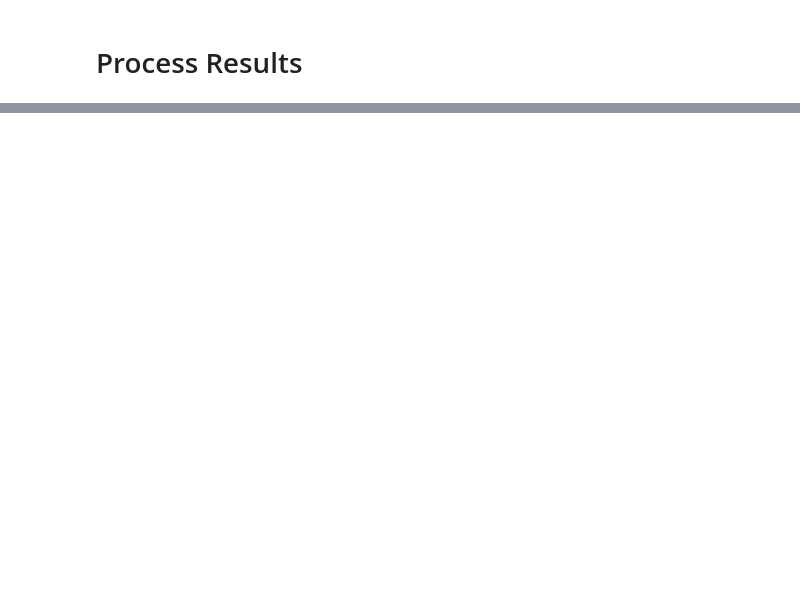
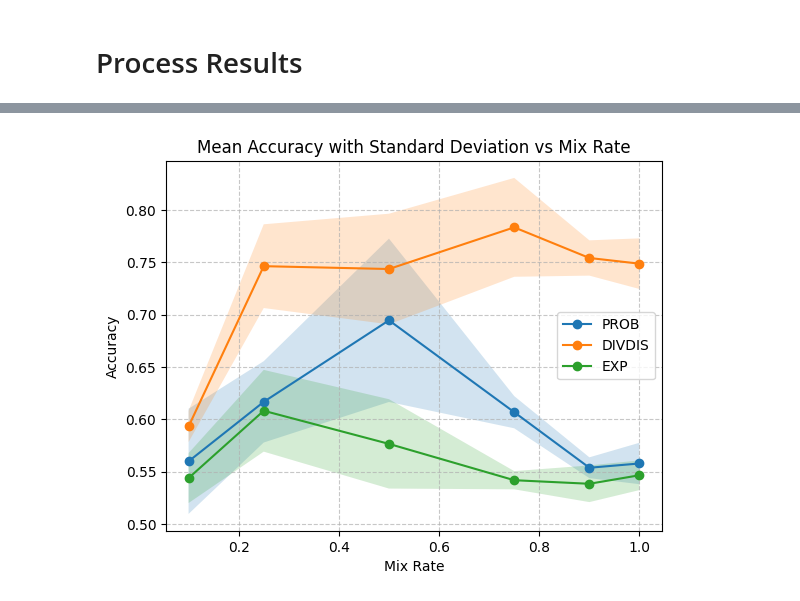
Before and after one commit to oliveradk/diverse-gen, a Jupyter notebook: cifar_mnist_sweep.ipynb, the cells around one changed output, grey strips where cells are left out. Cells and saved outputs as stored; diff of their text form; code cells hidden in the pictures; blank space fills up the shorter version.

```diff
--- a/cifar_mnist_sweep.ipynb
+++ b/cifar_mnist_sweep.ipynb
@@ -288,0 +264,7 @@ plt.show()
+# %%
+model_selection = "min_val_loss"
+results_val_loss = get_acc_results(experiments, model_selection=model_selection)
+# %%
+plot_acc_results(results_val_loss)
+# %% [output]
+[figure, added]
```
Also changed, not shown: parts of 26 cells of this notebook, 3 other files.
